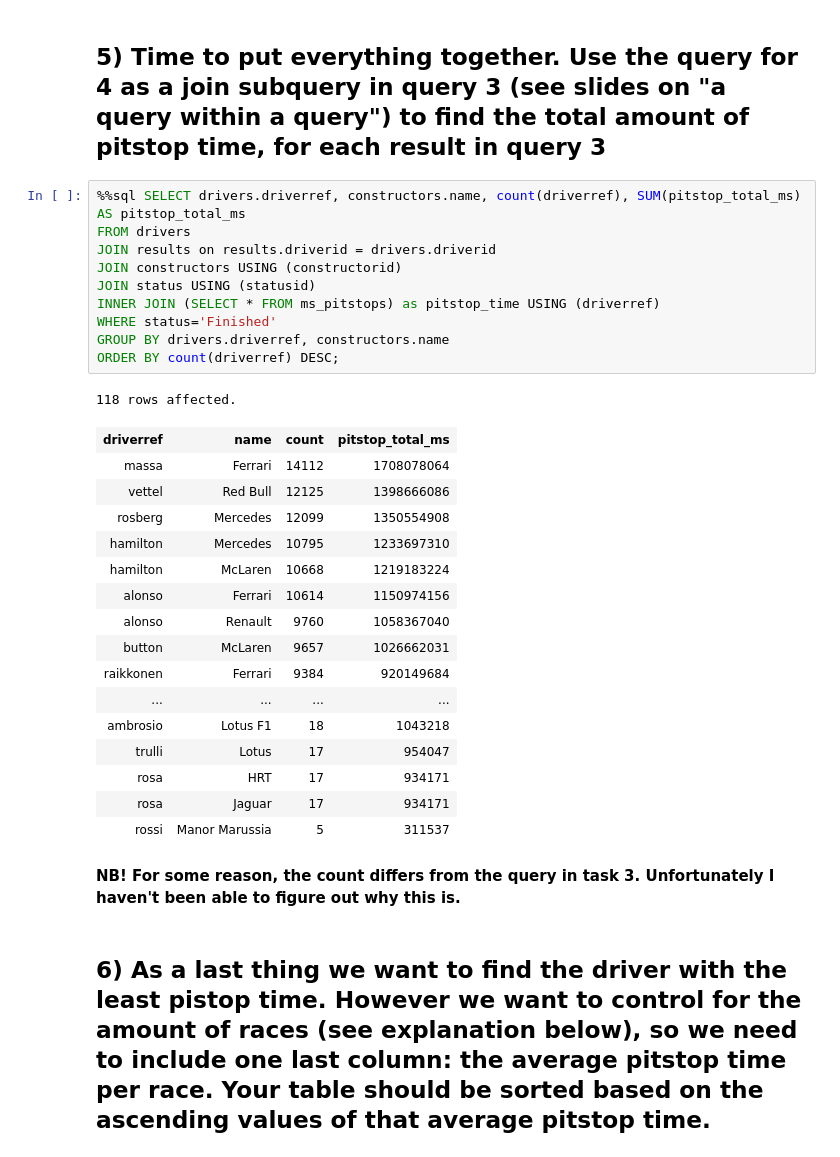
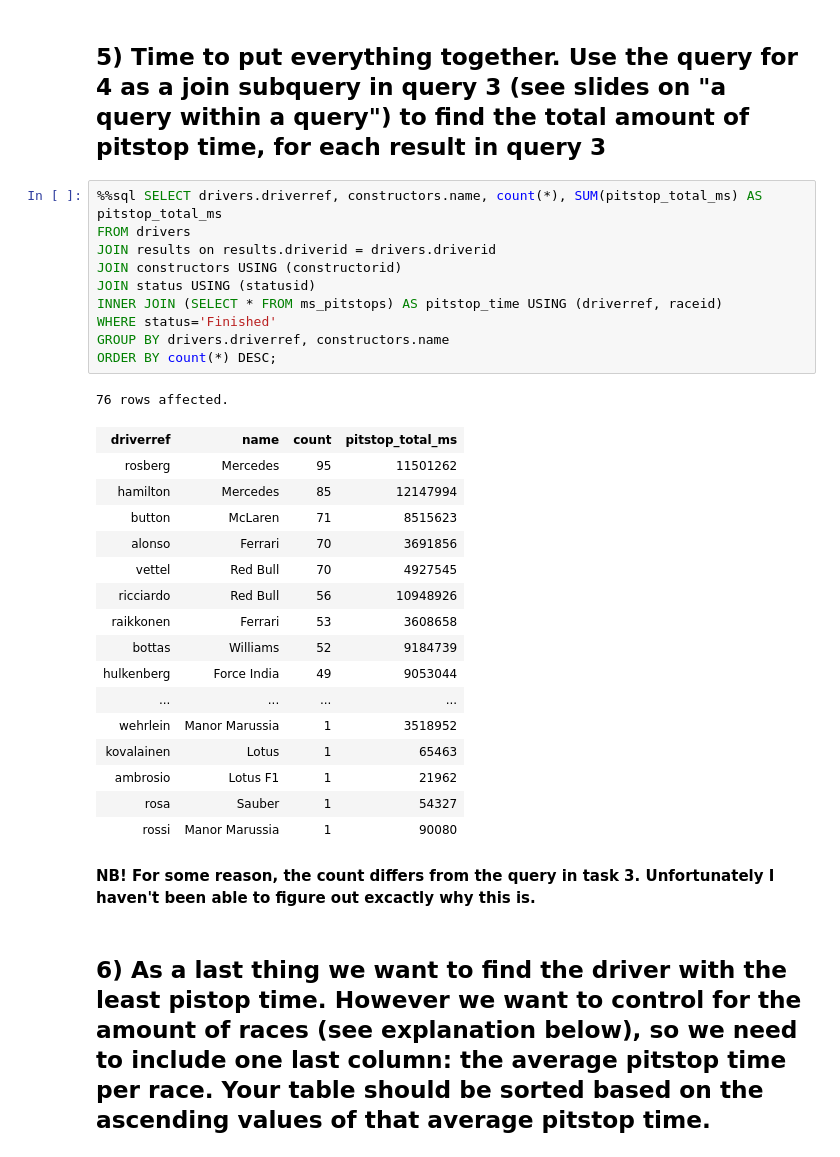
Before and after one commit to dbdness/db-grouping-and-more-joins, a Jupyter notebook: DB - Grouping and more joins (Danny).ipynb, the cells around one changed output. Drawn from its saved outputs; the diff is of its cells as text.

```diff
--- a/DB - Grouping and more joins (Danny).ipynb
+++ b/DB - Grouping and more joins (Danny).ipynb
@@ -123,35 +123,35 @@ Done.
 # %% [markdown]
 ## 5) Time to put everything together. Use the query for 4 as a join subquery in query 3 (see slides on "a query within a query") to find the total amount of pitstop time, for each result in query 3
 # %%
-%%sql SELECT drivers.driverref, constructors.name, count(driverref), SUM(pitstop_total_ms) AS pitstop_total_ms
+%%sql SELECT drivers.driverref, constructors.name, count(*), SUM(pitstop_total_ms) AS pitstop_total_ms
 FROM drivers
 JOIN results on results.driverid = drivers.driverid
 JOIN constructors USING (constructorid)
 JOIN status USING (statusid)
-INNER JOIN (SELECT * FROM ms_pitstops) as pitstop_time USING (driverref)
+INNER JOIN (SELECT * FROM ms_pitstops) AS pitstop_time USING (driverref, raceid)
 WHERE status='Finished'
 GROUP BY drivers.driverref, constructors.name
-ORDER BY count(driverref) DESC;
+ORDER BY count(*) DESC;
 # %% [output]
-118 rows affected.
+76 rows affected.
 | driverref | name | count | pitstop_total_ms |
-| massa | Ferrari | 14112 | 1708078064 |
-| vettel | Red Bull | 12125 | 1398666086 |
-| rosberg | Mercedes | 12099 | 1350554908 |
-| hamilton | Mercedes | 10795 | 1233697310 |
-| hamilton | McLaren | 10668 | 1219183224 |
-| alonso | Ferrari | 10614 | 1150974156 |
-| alonso | Renault | 9760 | 1058367040 |
-| button | McLaren | 9657 | 1026662031 |
-| raikkonen | Ferrari | 9384 | 920149684 |
+| rosberg | Mercedes | 95 | 11501262 |
+| hamilton | Mercedes | 85 | 12147994 |
+| button | McLaren | 71 | 8515623 |
+| alonso | Ferrari | 70 | 3691856 |
+| vettel | Red Bull | 70 | 4927545 |
+| ricciardo | Red Bull | 56 | 10948926 |
+| raikkonen | Ferrari | 53 | 3608658 |
+| bottas | Williams | 52 | 9184739 |
+| hulkenberg | Force India | 49 | 9053044 |
 | ... | ... | ... | ... |
-| ambrosio | Lotus F1 | 18 | 1043218 |
-| trulli | Lotus | 17 | 954047 |
-| rosa | HRT | 17 | 934171 |
-| rosa | Jaguar | 17 | 934171 |
-| rossi | Manor Marussia | 5 | 311537 |
+| wehrlein | Manor Marussia | 1 | 3518952 |
+| kovalainen | Lotus | 1 | 65463 |
+| ambrosio | Lotus F1 | 1 | 21962 |
+| rosa | Sauber | 1 | 54327 |
+| rossi | Manor Marussia | 1 | 90080 |
 # %% [markdown]
-**NB! For some reason, the count differs from the query in task 3. Unfortunately I haven't been able to figure out why this is.**
+**NB! For some reason, the count differs from the query in task 3. Unfortunately I haven't been able to figure out excactly why this is.**
 # %% [markdown]
 ## 6) As a last thing we want to find the driver with the least pistop time. However we want to control for the amount of races (see explanation below), so we need to include one last column: the average pitstop time per race. Your table should be sorted based on the ascending values of that average pitstop time.
 # %%
```
Also changed, not shown: parts of 2 cells of this notebook.
